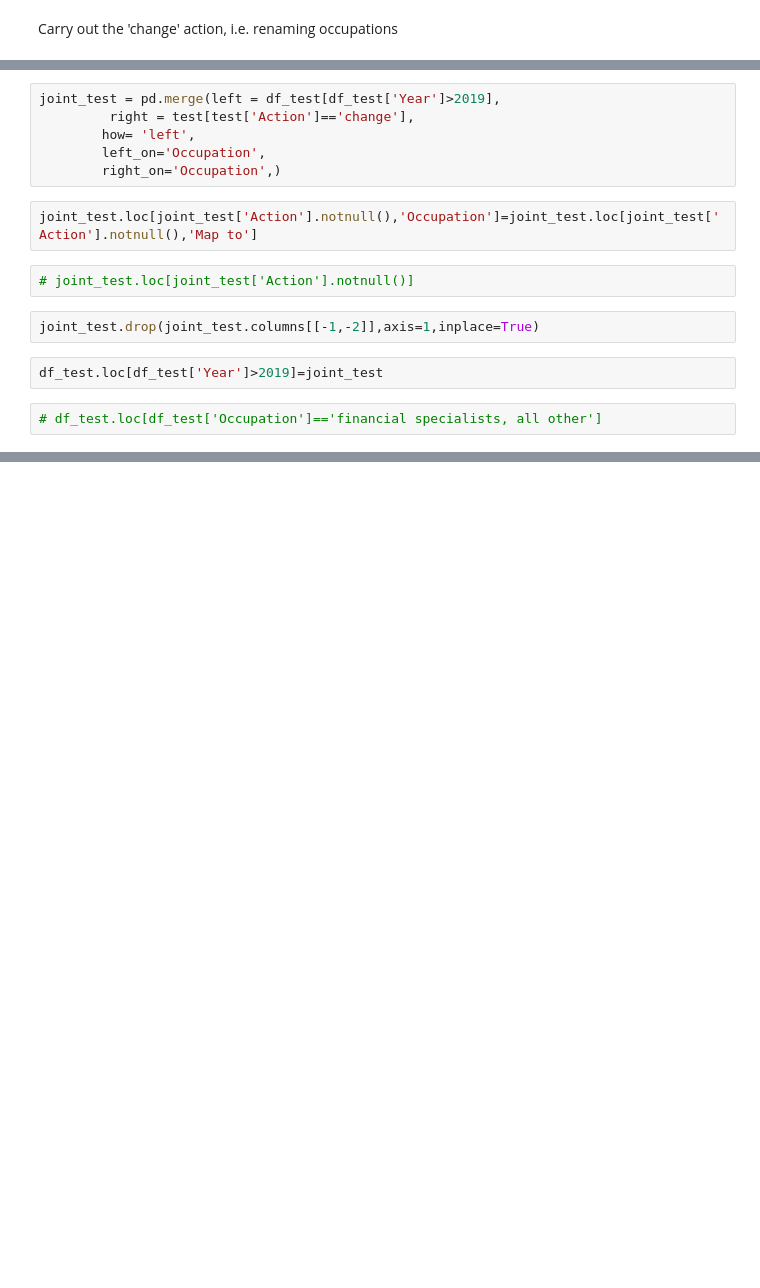
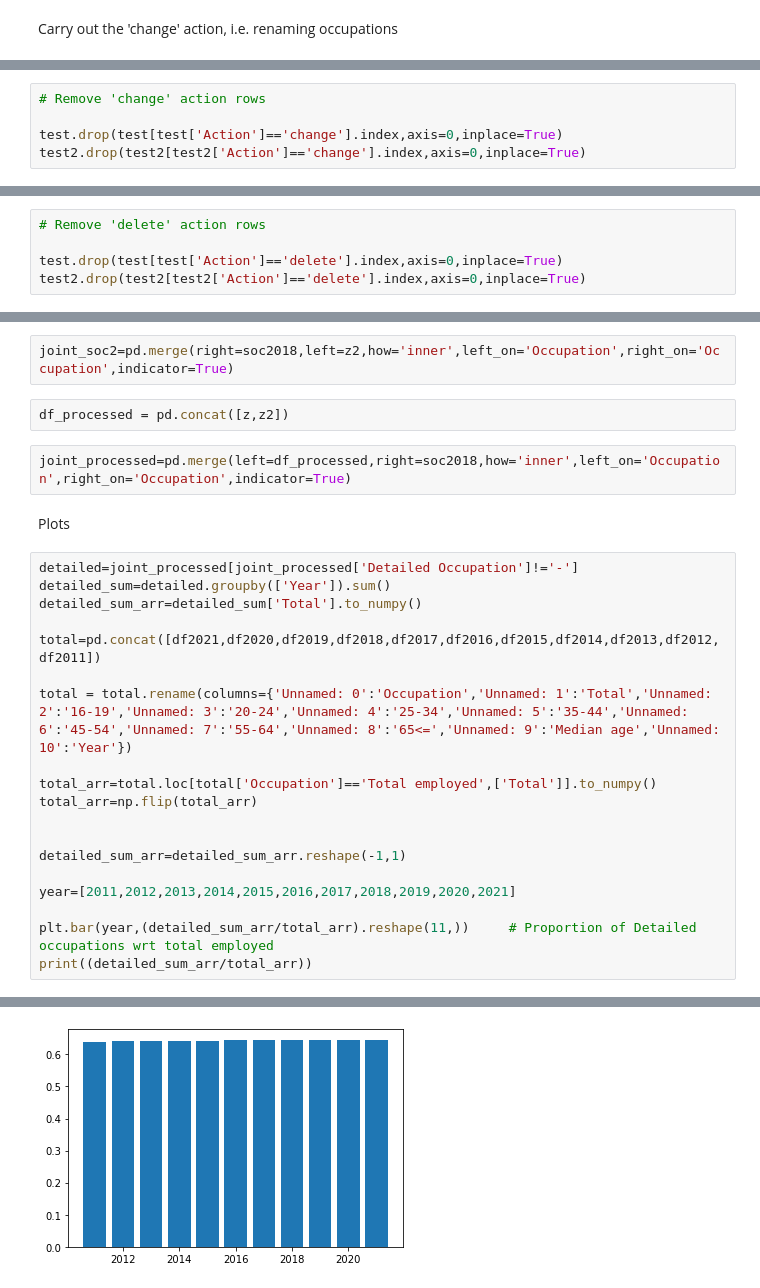
Before and after one commit to terencetan-c/4YP-The-Future-of-Work, a Jupyter notebook: Data cleaning/Data cleaning.ipynb, the cells around one changed output, grey strips where cells are left out. Cells and saved outputs as stored; diff of their text form; blank space fills up the shorter version.

```diff
--- a/Data cleaning/Data cleaning.ipynb
+++ b/Data cleaning/Data cleaning.ipynb
@@ -192,0 +210,5 @@ test=changes2018.copy()
+# %%
+# Remove 'change' action rows
+
+test.drop(test[test['Action']=='change'].index,axis=0,inplace=True)
+test2.drop(test2[test2['Action']=='change'].index,axis=0,inplace=True)
@@ -192,0 +264,5 @@ test=changes2018.copy()
+# %%
+# Remove 'delete' action rows
+
+test.drop(test[test['Action']=='delete'].index,axis=0,inplace=True)
+test2.drop(test2[test2['Action']=='delete'].index,axis=0,inplace=True)
@@ -193,16 +349,28 @@ test=changes2018.copy()
+# %%
+joint_soc2=pd.merge(right=soc2018,left=z2,how='inner',left_on='Occupation',right_on='Occupation',indicator=True)
+# %%
+df_processed = pd.concat([z,z2])
 # %%
-joint_test = pd.merge(left = df_test[df_test['Year']>2019],
-         right = test[test['Action']=='change'],
-        how= 'left',
-        left_on='Occupation',
-        right_on='Occupation',)
+joint_processed=pd.merge(left=df_processed,right=soc2018,how='inner',left_on='Occupation',right_on='Occupation',indicator=True)
-# %%
-joint_test.loc[joint_test['Action'].notnull(),'Occupation']=joint_test.loc[joint_test['Action'].notnull(),'Map to']
-# %%
-# joint_test.loc[joint_test['Action'].notnull()]
-# %%
-joint_test.drop(joint_test.columns[[-1,-2]],axis=1,inplace=True)
-# %%
-df_test.loc[df_test['Year']>2019]=joint_test
-# %%
-# df_test.loc[df_test['Occupation']=='financial specialists, all other']
+# %% [markdown]
+Plots
+# %%
+detailed=joint_processed[joint_processed['Detailed Occupation']!='-']
+detailed_sum=detailed.groupby(['Year']).sum()
+detailed_sum_arr=detailed_sum['Total'].to_numpy()
+
+total=pd.concat([df2021,df2020,df2019,df2018,df2017,df2016,df2015,df2014,df2013,df2012,df2011])
+
+total = total.rename(columns={'Unnamed: 0':'Occupation','Unnamed: 1':'Total','Unnamed: 2':'16-19','Unnamed: 3':'20-24','Unnamed: 4':'25-34','Unnamed: 5':'35-44','Unnamed: 6':'45-54','Unnamed: 7':'55-64','Unnamed: 8':'65<=','Unnamed: 9':'Median age','Unnamed: 10':'Year'})
+
+total_arr=total.loc[total['Occupation']=='Total employed',['Total']].to_numpy()
+total_arr=np.flip(total_arr)
+
+
+detailed_sum_arr=detailed_sum_arr.reshape(-1,1)
+
+year=[2011,2012,2013,2014,2015,2016,2017,2018,2019,2020,2021]
+
+plt.bar(year,(detailed_sum_arr/total_arr).reshape(11,))     # Proportion of Detailed occupations wrt total employed
+print((detailed_sum_arr/total_arr))
+# %% [output]
@@ -208,0 +388 @@ df_test.loc[df_test['Year']>2019]=joint_test
+[figure, added]
```
Also changed, not shown: parts of 46 cells of this notebook, 1 other file.
